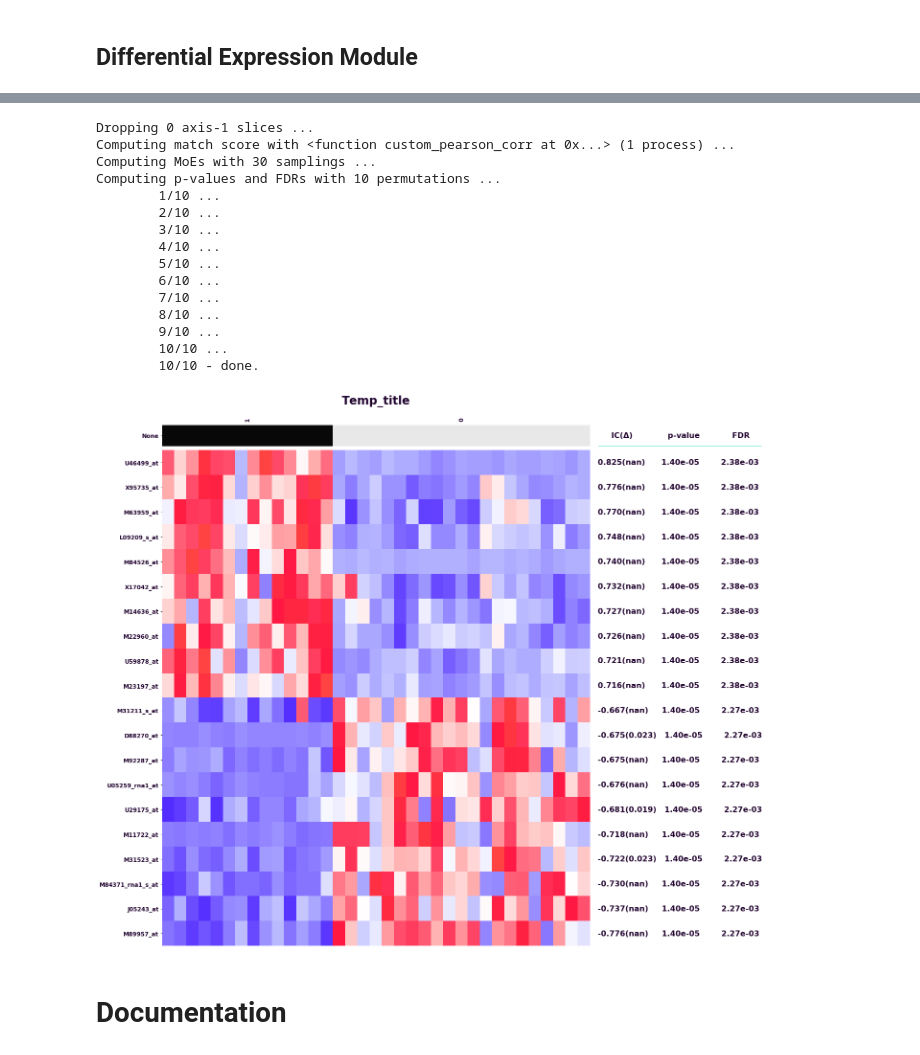
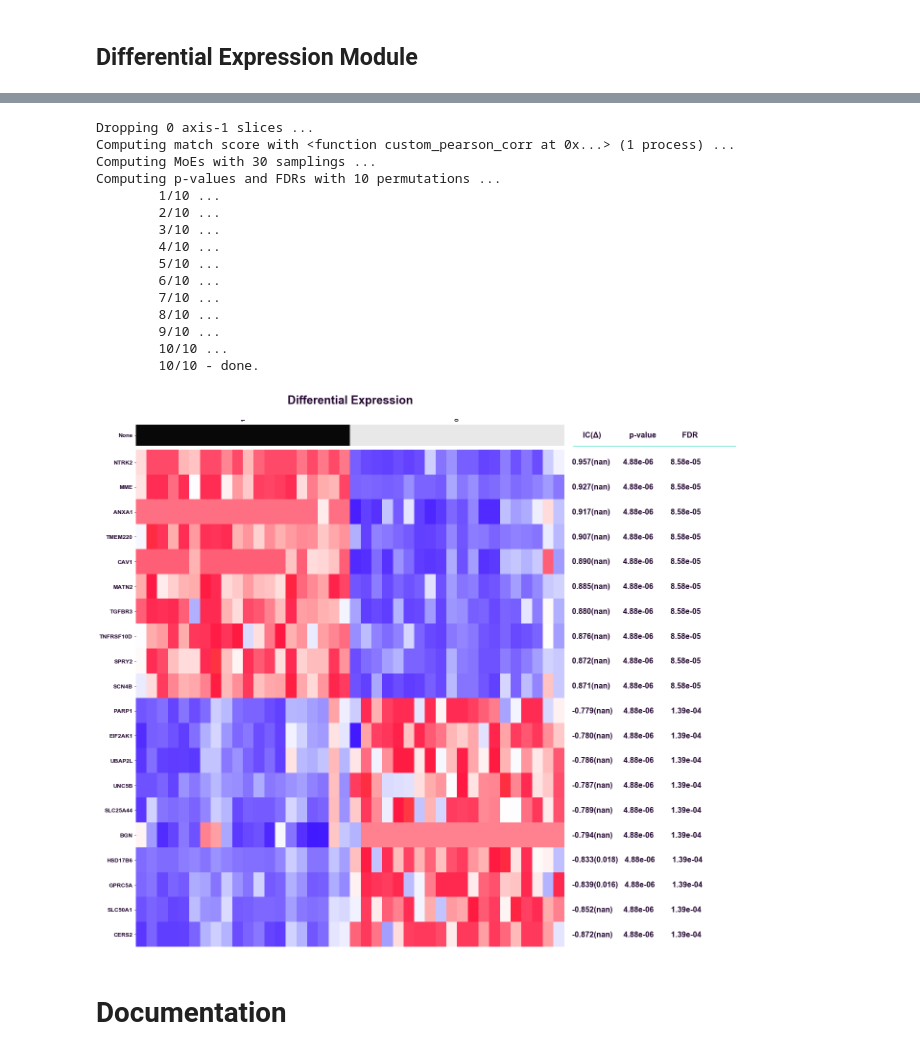
Before and after one commit to genepattern/differential-expression-modalities, a Jupyter notebook: differential_expression_doc.ipynb, the cells around one changed output, grey strips where cells are left out. Drawn from its saved outputs; the diff is of its cells as text; code cells hidden in the pictures.

```diff
--- a/differential_expression_doc.ipynb
+++ b/differential_expression_doc.ipynb
@@ -66,24 +66,24 @@ genepattern.GPUIBuilder(differential_gene_expression, name="Differential Gene Ex
 # %% [output]
 [interactive output not drawn]
 # %%
-de_results = differential_gene_expression(gene_expression="http://datasets.genepattern.org/all_aml/all_aml_test.gct", phenotype_file="http://datasets.genepattern.org/all_aml/all_aml_test.cls", output_filename="Temp", ranking_method=custom_pearson_corr, max_number_of_genes_to_show=20, number_of_permutations=10, title="Temp_title", random_seed=20121020)
+de_results = differential_gene_expression(gene_expression="https://raw.githubusercontent.com/genepattern/differential-expression-modalities/master/data/workshop_BRCA_filtered.gct", phenotype_file="https://raw.githubusercontent.com/genepattern/differential-expression-modalities/master/data/workshop_BRCA_labels.cls", output_filename="Temp", ranking_method=custom_pearson_corr, max_number_of_genes_to_show=20, number_of_permutations=10, title="Differential Expression", random_seed=20121020)
 # %% [output]
 Dropping 0 axis-1 slices ...
 Computing match score with <function custom_pearson_corr at 0x...> (1 process) ...
 Computing MoEs with 30 samplings ...
 Computing p-values and FDRs with 10 permutations ...
         1/10 ...
         2/10 ...
         3/10 ...
         4/10 ...
         5/10 ...
         6/10 ...
         7/10 ...
         8/10 ...
         9/10 ...
         10/10 ...
         10/10 - done.
-[figure, old version]
+[figure, new version]
 # %% [markdown]
 # Documentation
 # %% [markdown]
```
Also changed, not shown: 1 other file.
